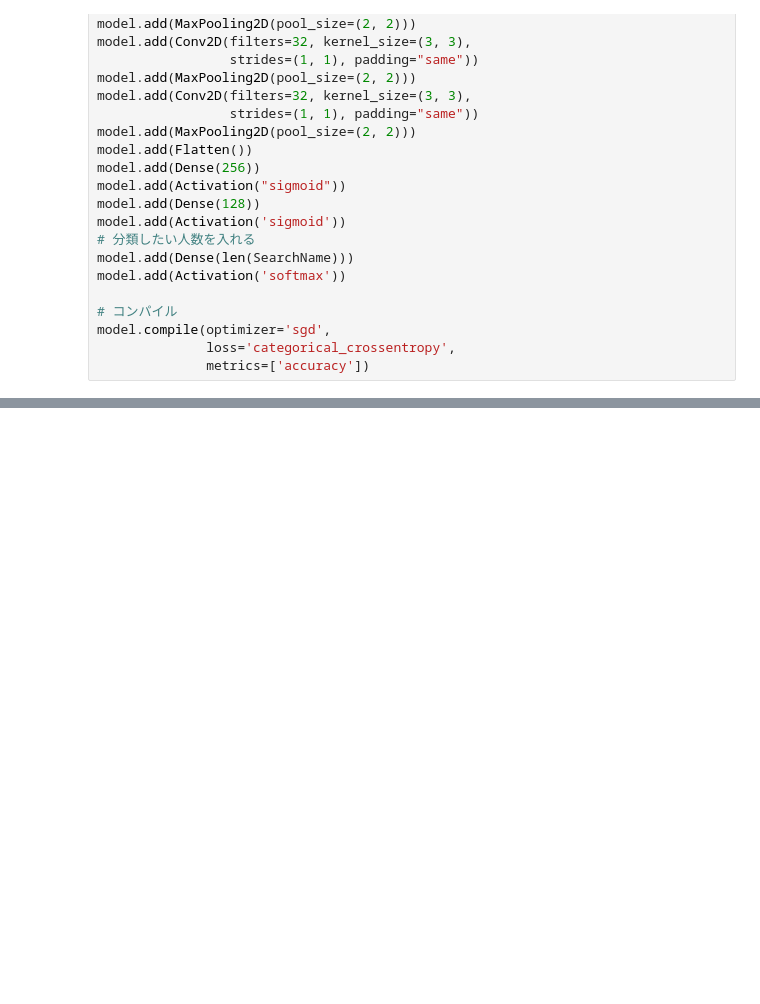
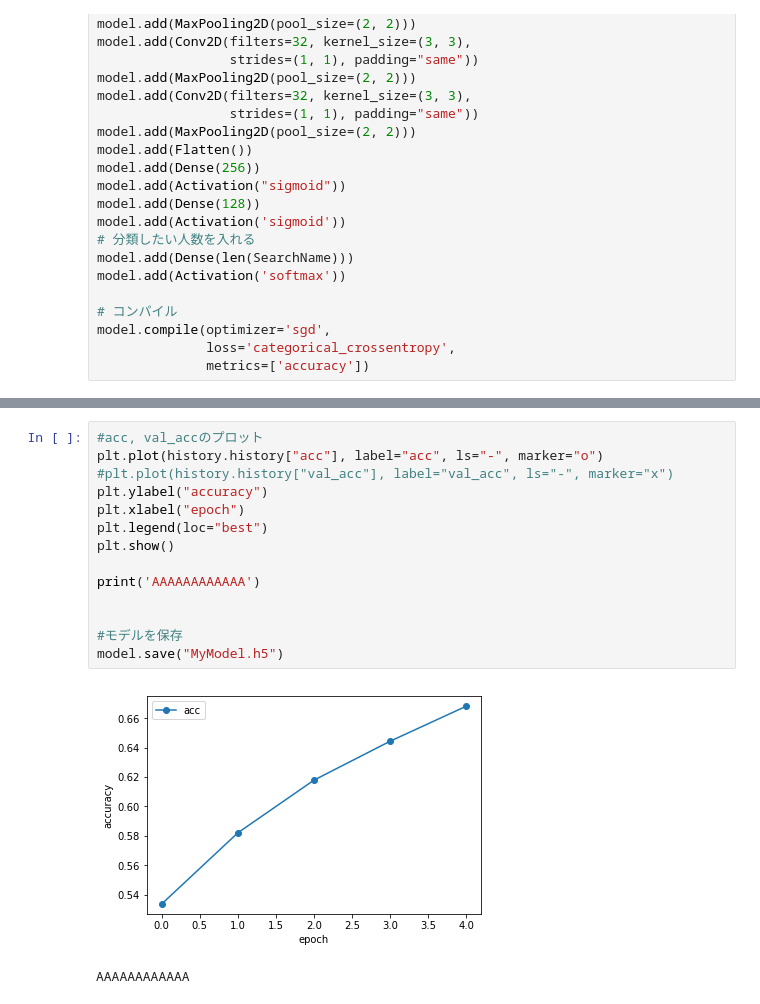
Before and after one commit to katoyu/keyaki-face-classification, a Jupyter notebook: face_classification1.ipynb, the cells around one changed output, grey strips where cells are left out. Drawn from its saved outputs; the diff is of its cells as text; blank space fills up the shorter version.

```diff
--- a/face_classification1.ipynb
+++ b/face_classification1.ipynb
@@ -346,0 +388,17 @@ Epoch 2/5
+# %%
+#acc, val_accのプロット
+plt.plot(history.history["acc"], label="acc", ls="-", marker="o")
+#plt.plot(history.history["val_acc"], label="val_acc", ls="-", marker="x")
+plt.ylabel("accuracy")
+plt.xlabel("epoch")
+plt.legend(loc="best")
+plt.show()
+
+print('AAAAAAAAAAAA')
+
+
+#モデルを保存
+model.save("MyModel.h5")
+# %% [output]
+[figure, added]
+AAAAAAAAAAAA
```
Also changed, not shown: parts of 2 cells of this notebook.
